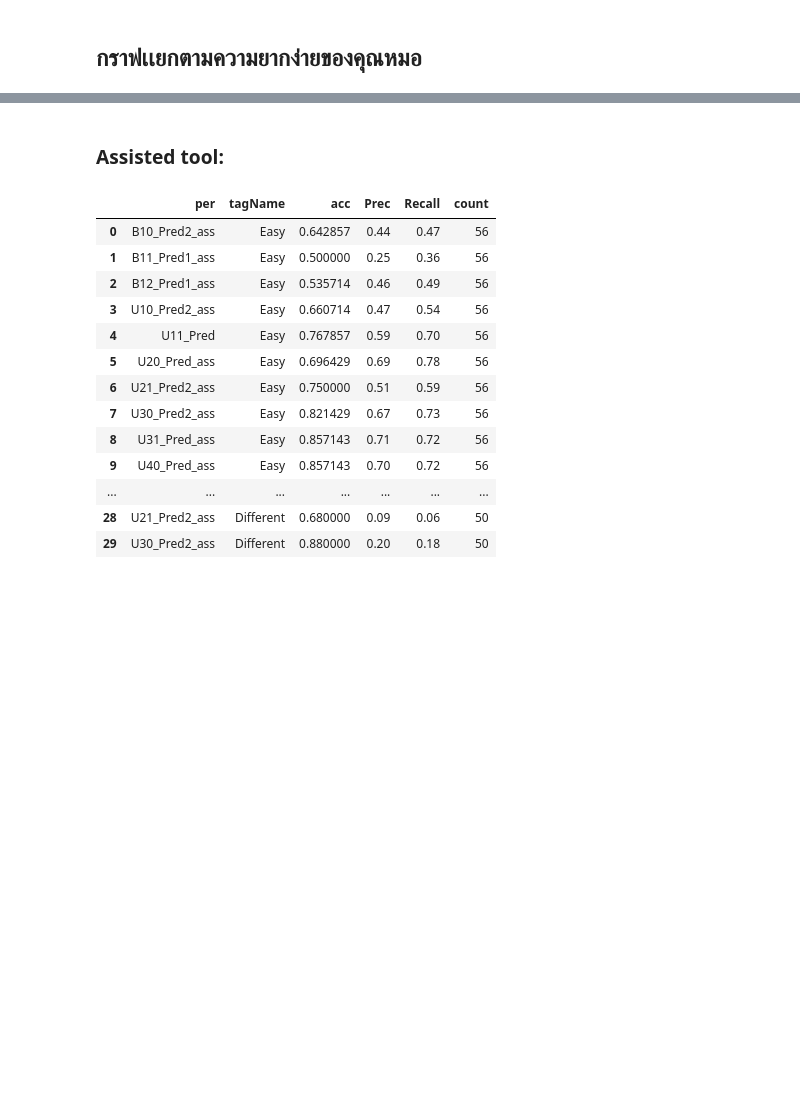
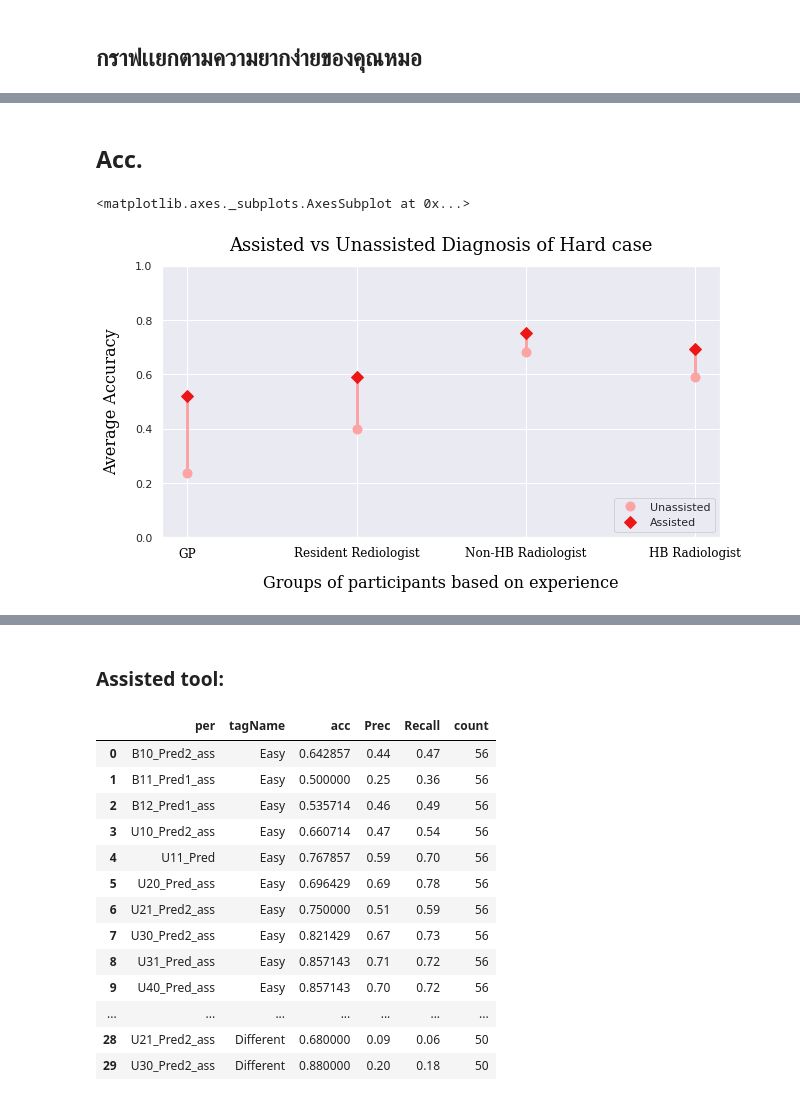
Before and after one commit to Peckkie/Experiment_Evaluation_CCA, a Jupyter notebook: Graph_forPaper.ipynb, the cells around one changed output, grey strips where cells are left out. Saved outputs shown, nothing was run; the diff lists cells and outputs as text; code cells hidden in the pictures; blank space fills up the shorter version.

Commit message:
update graph

```diff
--- a/Graph_forPaper.ipynb
+++ b/Graph_forPaper.ipynb
@@ -455,0 +462,2 @@ diff = Exdf[Exdf['tagName0'] == 'different']
+# %% [markdown]
+## Acc.
@@ -455,0 +504,9 @@ diff = Exdf[Exdf['tagName0'] == 'different']
+# %%
+ass = [0.518182,0.590909,0.750000,0.693182]
+non = [0.236364,0.397727,0.681818,0.590909]
+group = 'Hard case'
+score = 'Accuracy'
+plot_graph_kie(ass,non,group,score)
+# %% [output]
+<matplotlib.axes._subplots.AxesSubplot at 0x...>
+[figure, added]
```
Also changed, not shown: parts of 20 cells of this notebook.
